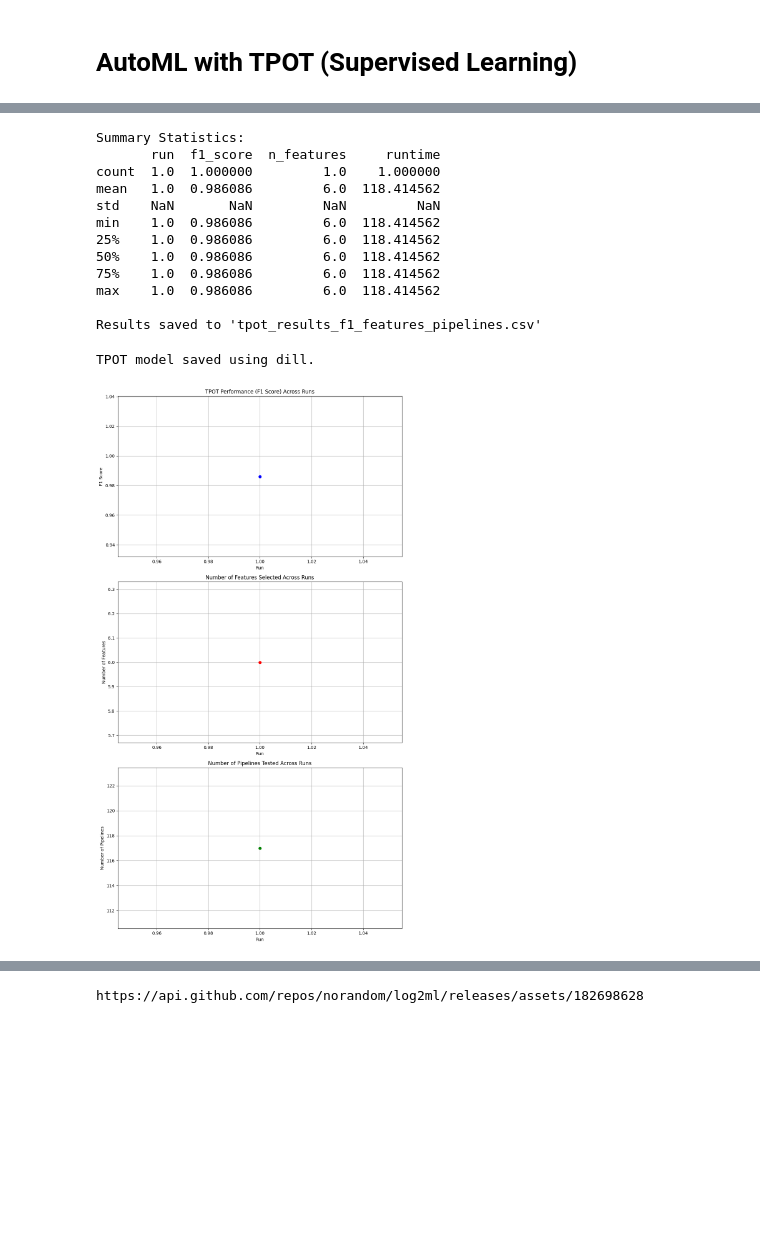
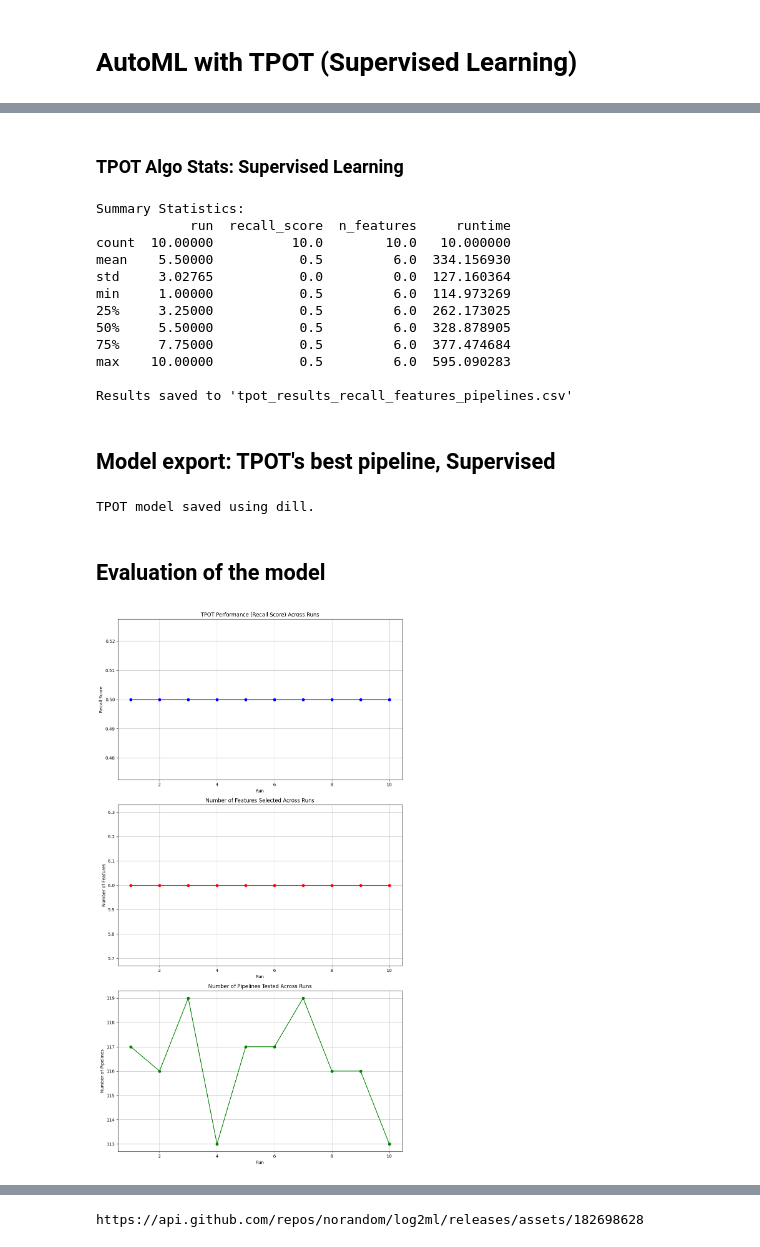
Before and after one commit to norandom/log2ml, a Jupyter notebook: LinFormer_AutoML_on_AE_sysmon_dataset_(Excel_implant_C2).ipynb, the cells around one changed output, grey strips where cells are left out. Cells and saved outputs as stored; diff of their text form; code cells hidden in the pictures; blank space fills up the shorter version.

Commit message:
added better model flows, solved issues w pca and scalers

```diff
--- a/LinFormer_AutoML_on_AE_sysmon_dataset_(Excel_implant_C2).ipynb
+++ b/LinFormer_AutoML_on_AE_sysmon_dataset_(Excel_implant_C2).ipynb
@@ -696,14 +754,13 @@ NameError: name 'df_f' is not defined
 from sklearn.model_selection import train_test_split
 from sklearn.preprocessing import LabelEncoder
 from tpot import TPOTClassifier
-from sklearn.metrics import f1_score
+from sklearn.metrics import recall_score
 import numpy as np
 import pandas as pd
 from collections import defaultdict
 import time
 import re
 from tabulate import tabulate
-
 
 # Assuming df is already loaded and contains 'message_vector' and 'label' columns
 
@@ -719,7 +776,7 @@ y = df['label_encoded'].values
 results = defaultdict(list)
 
 # Number of runs
-n_runs = 1
+n_runs = 10
 
 # Function to extract number of features selected
 def get_n_features(pipeline_str):
@@ -729,9 +786,9 @@ def get_n_features(pipeline_str):
         return int(X.shape[1] * percentile / 100)
     return X.shape[1]  # If no feature selection, return all features
 
-# Initialize best_tpot and best_f1
+# Initialize best_tpot and best_recall
 best_tpot = None
-best_f1 = 0
+best_recall = 0
 
 for run in range(n_runs):
     print(f"\nStarting run {run + 1}/{n_runs}")
@@ -740,9 +797,9 @@ for run in range(n_runs):
     # Split data for this run
     X_train, X_test, y_train, y_test = train_test_split(X, y, test_size=0.2, random_state=42 + run)
 
-    # TPOT classifier with f1 score as the metric
+    # TPOT classifier with recall as the metric
     tpot = TPOTClassifier(
-        scoring='f1_weighted',  # Use weighted F1 score for multi-class problems
+        scoring='recall',  # Use recall for single-label classification
         verbosity=2,
         generations=5,
         population_size=20,
@@ -752,13 +809,13 @@ for run in range(n_runs):
     # Fit
     tpot.fit(X_train, y_train)
 
-    # Predict and calculate F1 score
+    # Predict and calculate recall score
     y_pred = tpot.predict(X_test)
-    f1 = f1_score(y_test, y_pred, average='weighted')
+    recall = recall_score(y_test, y_pred, average='macro')  # 'macro' for single-label multi-class
 
-    # Update best_tpot if this run has better f1 score
-    if f1 > best_f1:
-        best_f1 = f1
+    # Update best_tpot if this run has better recall score
+    if recall > best_recall:
+        best_recall = recall
         best_tpot = tpot
 
     # Get pipeline string and extract number of features
@@ -767,11 +824,23 @@ for run in range(n_runs):
 
     # Store results
     results['run'].append(run + 1)
-    results['f1_score'].append(f1)
+    results['recall_score'].append(recall)
     results['best_pipeline'].append(pipeline_str)
     results['n_features'].append(n_features)
     results['runtime'].append(time.time() - start_time)
     results['pipelines_tested'].append(tpot.evaluated_individuals_)
 
-    print(f"Run {run + 1} completed. F1 Score: {f1:.4f}, Features selected: {n_features}, Pipelines tested: {len(tpot.evaluated_individuals_)}")
+    print(f"Run {run + 1} completed. Recall Score: {recall:.4f}, Features selected: {n_features}, Pipelines tested: {len(tpot.evaluated_individuals_)}")
+
+# Convert results to DataFrame
+results_df = pd.DataFrame(results)
+
+# Print summary statistics
+print("\nSummary Statistics:")
+print(results_df.describe())
+
+# Save results to CSV
+results_df.to_csv('tpot_recall_results.csv', index=False)
+
+print("\nResults saved to 'tpot_recall_results.csv'")
 # %% [output]
@@ -791,3 +991,5 @@ Run 1 completed. F1 Score: 0.9861, Features selected: 6, Pipelines tested: 117
+# %% [markdown]
+### TPOT Algo Stats: Supervised Learning
 # %%
 # Convert results to DataFrame
 results_df = pd.DataFrame(results)
@@ -797,22 +999,24 @@ print("\nSummary Statistics:")
 print(results_df.describe())
 
 # Save results to CSV
-results_df.to_csv('tpot_results_f1_features_pipelines.csv', index=False)
+results_df.to_csv('tpot_results_recall_features_pipelines.csv', index=False)
 
-print("\nResults saved to 'tpot_results_f1_features_pipelines.csv'")
+print("\nResults saved to 'tpot_results_recall_features_pipelines.csv'")
 # %% [output]
 Summary Statistics:
-       run  f1_score  n_features     runtime
-count  1.0  1.000000         1.0    1.000000
-mean   1.0  0.986086         6.0  118.414562
-std    NaN       NaN         NaN         NaN
-min    1.0  0.986086         6.0  118.414562
-25%    1.0  0.986086         6.0  118.414562
-50%    1.0  0.986086         6.0  118.414562
-75%    1.0  0.986086         6.0  118.414562
-max    1.0  0.986086         6.0  118.414562
+            run  recall_score  n_features     runtime
+count  10.00000          10.0        10.0   10.000000
+mean    5.50000           0.5         6.0  334.156930
+std     3.02765           0.0         0.0  127.160364
+min     1.00000           0.5         6.0  114.973269
+25%     3.25000           0.5         6.0  262.173025
+50%     5.50000           0.5         6.0  328.878905
+75%     7.75000           0.5         6.0  377.474684
+max    10.00000           0.5         6.0  595.090283
 
-Results saved to 'tpot_results_f1_features_pipelines.csv'
+Results saved to 'tpot_results_recall_features_pipelines.csv'
+# %% [markdown]
+## Model export: TPOT's best pipeline, Supervised
 # %%
 import dill
 
@@ -825,31 +1029,33 @@ else:
     print("No valid TPOT model was found.")
 # %% [output]
 TPOT model saved using dill.
+# %% [markdown]
+## Evaluation of the model
 # %%
 import matplotlib.pyplot as plt
 
 fig, (ax1, ax2, ax3) = plt.subplots(3, 1, figsize=(10, 18))
 
-ax1.plot(results_df['run'], results_df['f1_score'], 'bo-')
-ax1.set_title('TPOT Performance (F1 Score) Across Runs')
+ax1.plot(results_df['run'], results_df['recall_score'], 'bo-')
+ax1.set_title('TPOT Performance (Recall Score) Across Runs')
 ax1.set_xlabel('Run')
-ax1.set_ylabel('F1 Score')
+ax1.set_ylabel('Recall Score')
 ax1.grid(True)
 
 ax2.plot(results_df['run'], results_df['n_features'], 'ro-')
 ax2.set_title('Number of Features Selected Across Runs')
 ax2.set_xlabel('Run')
 ax2.set_ylabel('Number of Features')
 ax2.grid(True)
 
 ax3.plot(results_df['run'], results_df['pipelines_tested'].apply(len), 'go-')
 ax3.set_title('Number of Pipelines Tested Across Runs')
 ax3.set_xlabel('Run')
 ax3.set_ylabel('Number of Pipelines')
 ax3.grid(True)
 
 plt.tight_layout()
 plt.savefig('tpot_performance_features_pipelines.png')
 plt.show()
 # %% [output]
-[figure, old version]
+[figure, new version]
```
Also changed, not shown: parts of 47 cells of this notebook.
